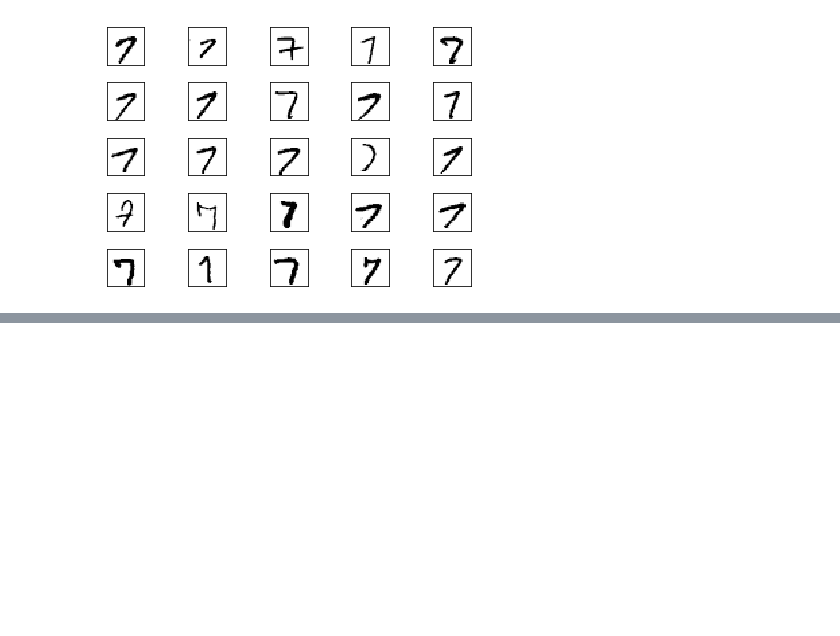
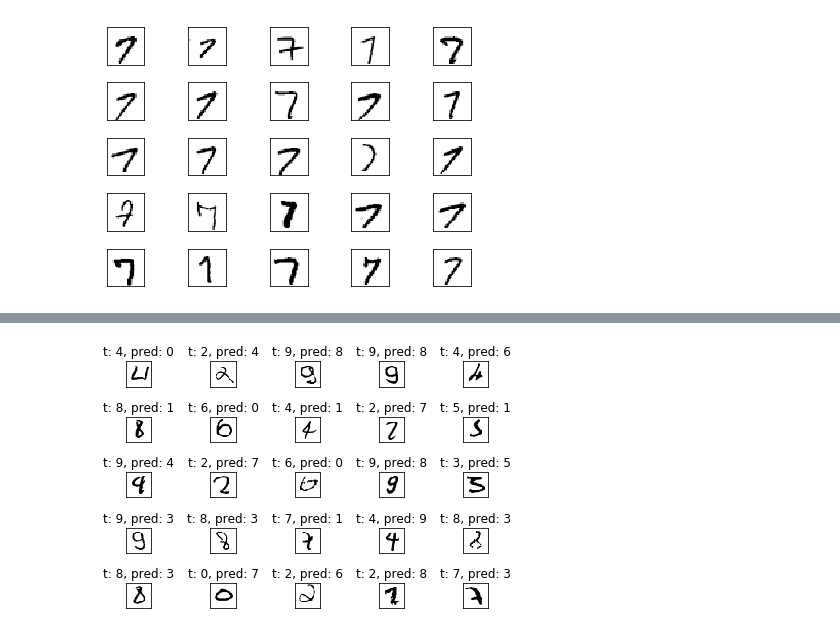
Before and after one commit to hwchan91/python_ml_implementation, a Jupyter notebook: ch12_neural_network.ipynb, the cells around one changed output, grey strips where cells are left out. Cells and saved outputs as stored; diff of their text form; code cells hidden in the pictures; blank space fills up the shorter version.

```diff
--- a/ch12_neural_network.ipynb
+++ b/ch12_neural_network.ipynb
@@ -250,0 +279,23 @@ Training accuracy: 87.88%
+# %%
+miscl_idx = y_test != y_test_pred
+miscl_img = X_test[miscl_idx]
+correct_lab = y_test[miscl_idx]
+miscl_lab = y_test_pred[miscl_idx]
+
+fig, ax =  plt.subplots(
+    nrows=5,
+    ncols=5,
+    sharex=True,
+    sharey=True
+)
+ax = ax.flatten()
+
+for i in range(25):
+    img = miscl_img[i].reshape(28, 28)
+    ax[i].imshow(img, cmap='Greys', interpolation='nearest')
+    ax[i].set_title('t: {}, pred: {}'.format(correct_lab[i], miscl_lab[i]))
+ax[0].set_xticks([])
+ax[0].set_yticks([])
+plt.tight_layout()
+# %% [output]
+[figure, added]
```
Also changed, not shown: parts of 8 cells of this notebook.
